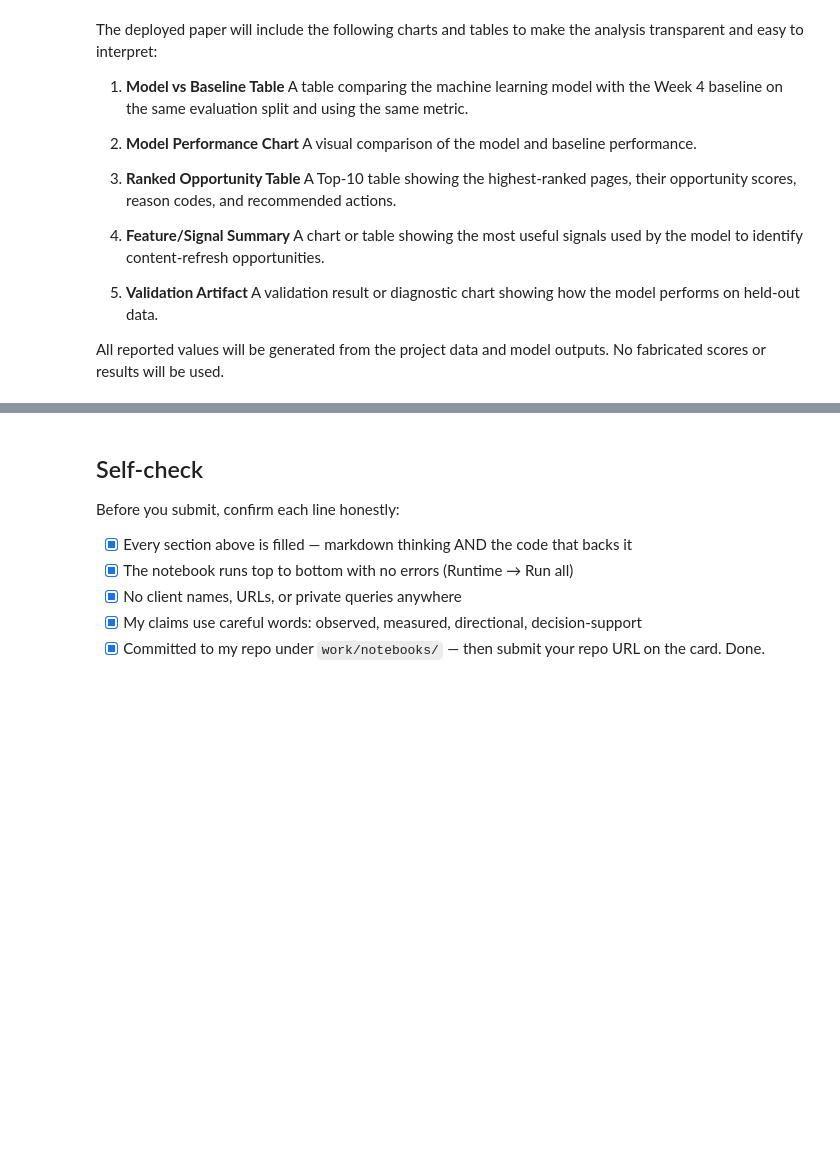
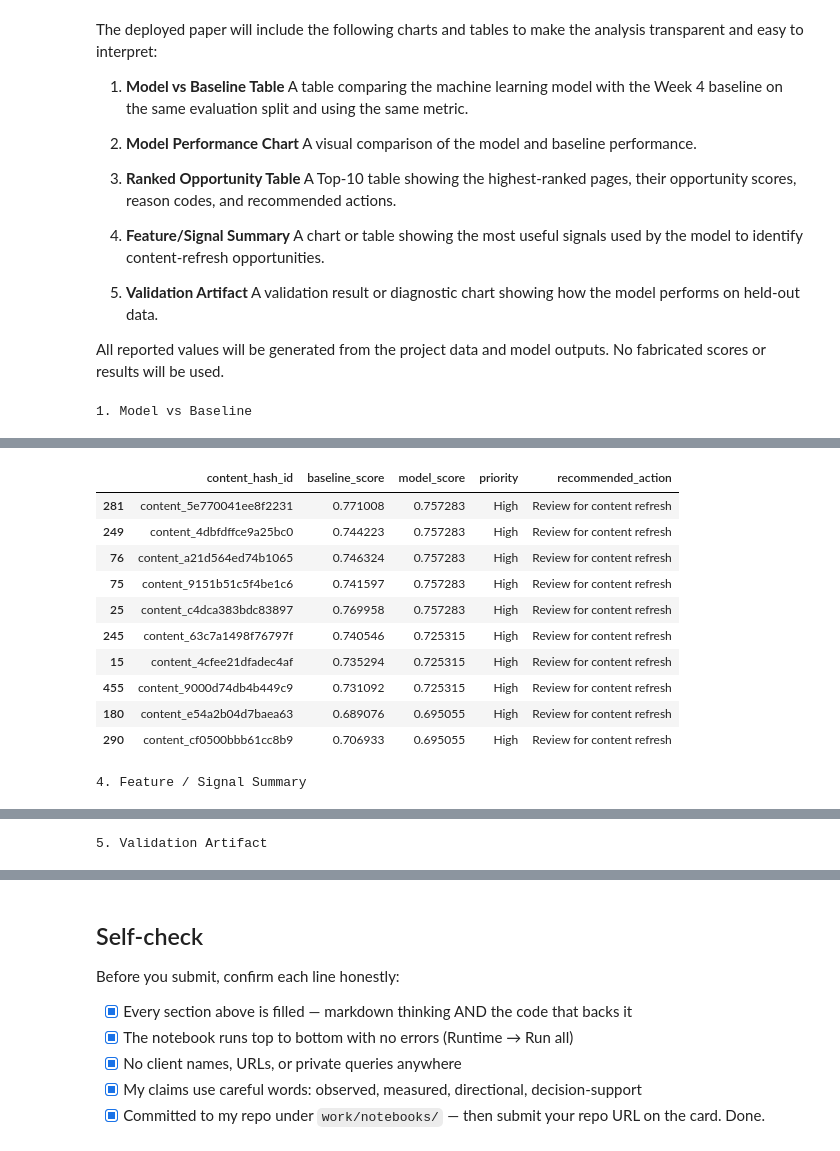
Before and after one commit to bushrahaji412-lab/MY_ML_INTERNSHIP, a Jupyter notebook: work/notebooks/capstone.ipynb, the cells around one changed output, grey strips where cells are left out. Saved outputs shown, nothing was run; the diff lists cells and outputs as text; code cells hidden in the pictures; blank space fills up the shorter version.

```diff
--- a/work/notebooks/capstone.ipynb
+++ b/work/notebooks/capstone.ipynb
@@ -144,3 +475,70 @@ The deployed paper will include the following charts and tables to make the anal
    A validation result or diagnostic chart showing how the model performs on held-out data.
 
 All reported values will be generated from the project data and model outputs. No fabricated scores or results will be used.
+# %%
+
+
+from sklearn.metrics import mean_absolute_error
+import pandas as pd
+
+# 1. Model vs Baseline Table
+results_table = pd.DataFrame({
+    "Approach": ["Week 4 Baseline", "Machine Learning Model"],
+    "Metric": ["MAE", "MAE"],
+    "Score": [baseline_mae, model_mae]
+})
+
+print("1. Model vs Baseline")
+display(results_table)
+
+
+# 2. Model Performance values
+print("2. Model Performance")
+print("Baseline MAE:", round(baseline_mae, 4))
+print("Model MAE:", round(model_mae, 4))
+
+
+# 3. Ranked Opportunity Table — Top 10
+ranked = df.loc[X_test.index, [
+    "content_hash_id",
+    "baseline_score"
+]].copy()
+
+ranked["model_score"] = y_pred
+
+ranked = ranked.sort_values(
+    "model_score",
+    ascending=False
+).head(10)
+
+ranked["priority"] = "High"
+ranked["recommended_action"] = "Review for content refresh"
+
+print("3. Top-10 Ranked Opportunity Table")
+display(ranked)
+
+
+# 4. Feature / Signal Summary
+feature_summary = pd.DataFrame({
+    "Feature": X.columns
+})
+
+print("4. Feature / Signal Summary")
+display(feature_summary)
+
+
+# 5. Validation Artifact
+validation = pd.DataFrame({
+    "Actual": y_test.values,
+    "Predicted": y_pred
+})
+
+validation["Absolute_Error"] = abs(
+    validation["Actual"] - validation["Predicted"]
+)
+
+print("5. Validation Artifact")
+display(validation.head(10))
+print("Validation MAE:", round(model_mae, 4))
+# %% [output]
+1. Model vs Baseline
@@ -146,0 +552,12 @@ All reported values will be generated from the project data and model outputs. N
+|  | content_hash_id | baseline_score | model_score | priority | recommended_action |
+| 281 | content_5e770041ee8f2231 | 0.771008 | 0.757283 | High | Review for content refresh |
+| 249 | content_4dbfdffce9a25bc0 | 0.744223 | 0.757283 | High | Review for content refresh |
+| 76 | content_a21d564ed74b1065 | 0.746324 | 0.757283 | High | Review for content refresh |
+| 75 | content_9151b51c5f4be1c6 | 0.741597 | 0.757283 | High | Review for content refresh |
+| 25 | content_c4dca383bdc83897 | 0.769958 | 0.757283 | High | Review for content refresh |
+| 245 | content_63c7a1498f76797f | 0.740546 | 0.725315 | High | Review for content refresh |
+| 15 | content_4cfee21dfadec4af | 0.735294 | 0.725315 | High | Review for content refresh |
+| 455 | content_9000d74db4b449c9 | 0.731092 | 0.725315 | High | Review for content refresh |
+| 180 | content_e54a2b04d7baea63 | 0.689076 | 0.695055 | High | Review for content refresh |
+| 290 | content_cf0500bbb61cc8b9 | 0.706933 | 0.695055 | High | Review for content refresh |
+4. Feature / Signal Summary
@@ -146,0 +567 @@ All reported values will be generated from the project data and model outputs. N
+5. Validation Artifact
```
Also changed, not shown: parts of 18 cells of this notebook.
